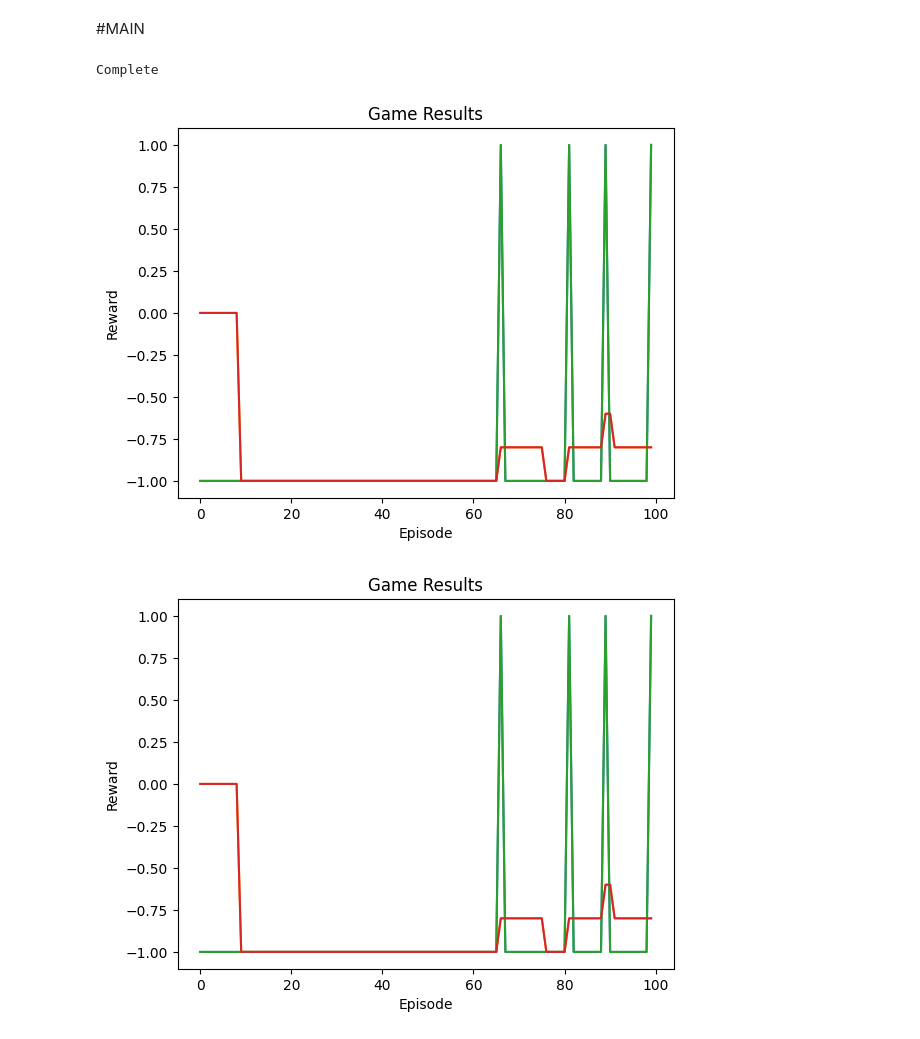
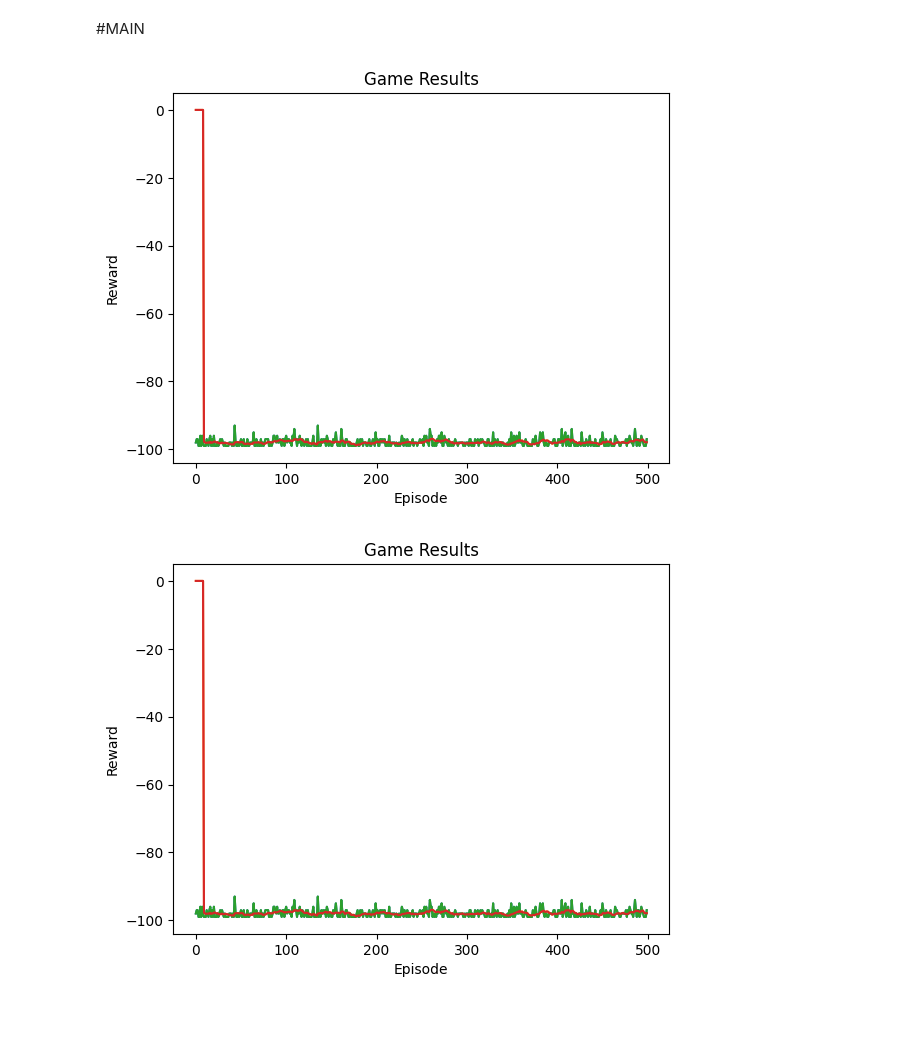
Before and after one commit to salixkang/COSE474_Final, a Jupyter notebook: Final_Project_2018320223_강승모.ipynb, the cells around one changed output. Drawn from its saved outputs; the diff is of its cells as text; code cells hidden in the pictures.

```diff
--- a/Final_Project_2018320223_강승모.ipynb
+++ b/Final_Project_2018320223_강승모.ipynb
@@ -591,7 +634,6 @@ class DQNAgent:
         torch.nn.utils.clip_grad_value_(self.policy_net.parameters(), 100)
         self.optimizer.step()
 # %%
-# 학습 루프 정의
 episode_rewards = []
 
 def plot_rewards(show_result=False):
@@ -625,9 +667,9 @@ def plot_rewards(show_result=False):
 def train_dqn(env, agent):
     TAU = 0.005
     if torch.cuda.is_available():
-        num_episodes = 100
+        num_episodes = 500
     else:
-        num_episodes = 50
+        num_episodes = 5
     for episode in range(num_episodes):
         state = env.reset()
         state = torch.tensor(state, dtype=torch.float32, device=device).unsqueeze(0)
@@ -674,29 +716,61 @@ def train_dqn(env, agent):
     plot_rewards(show_result=True)
     plt.ioff()
     plt.show()
+
+def evaluate_dqn(env, agent, n_episodes=100):
+    total_rewards = []
+
+    for episode in range(n_episodes):
+        state = env.reset()
+        episode_reward = 0
+        done = False
+
+        while not done:
+            # 모델을 이용해 액션 결정 (탐험은 하지 않음)
+            with torch.no_grad():
+                action = agent.policy_net(state).max(1)[1].view(1, 1)
+            observation, reward, done, _ = env.step(action.item())
+
+            if done:
+                next_state = None
+            else:
+                next_state = torch.tensor(observation, dtype=torch.float32, device=device).unsqueeze(0)
+
+            # Move to the next state
+            state = next_state
+
+            if done:
+                episode_reward += reward
+                break
+
+        total_rewards.append(episode_reward)
+
+    average_reward = sum(total_rewards) / n_episodes
+    print(f"Average Reward over {n_episodes} episodes: {average_reward}")
+
+    return average_reward
 # %% [markdown]
 #MAIN
 # %%
-env = TileGameEnv(layout=level1, max_card_usage=7, max_swap=2)  # TileGameEnv 인스턴스화
+env = TileGameEnv(layout=level4, max_card_usage=7, max_swap=2)  # TileGameEnv 인스턴스화
 
 # 환경 및 에이전트 초기화
 n_observations = len(env.reset())  # 환경으로부터 얻은 상태 크기
 n_actions = len(env.action_space)  # 사용할 수 있는 카드 행동 유형의 수
 
 BATCH_SIZE = 128
 
 agent = DQNAgent(n_observations, n_actions, BATCH_SIZE)
 file_name = 'model_checkpoint.pth'  # 검사할 파일 이름
 
 if os.path.isfile(file_name):
     print("yes")
     checkpoint = torch.load('model_checkpoint.pth')
     agent.policy_net.load_state_dict(checkpoint['policy_model_state_dict'])
     agent.target_net.load_state_dict(checkpoint['target_model_state_dict'])
     agent.optimizer.load_state_dict(checkpoint['optimizer_state_dict'])
 # DQN 학습 시작
 train_dqn(env, agent)
 # %% [output]
-Complete
-[figure, old version]
+[figure, new version]
-[figure, old version]
+[figure, new version]
```
Also changed, not shown: parts of 2 cells of this notebook.
